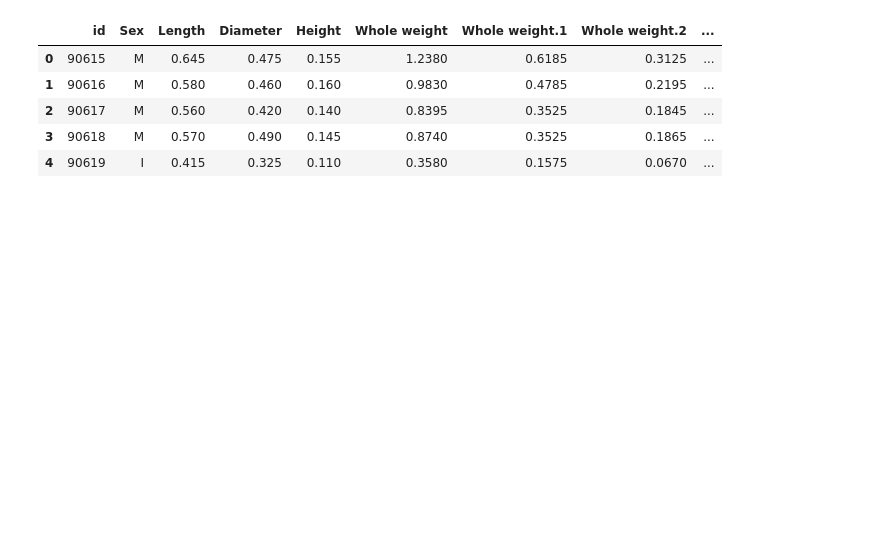
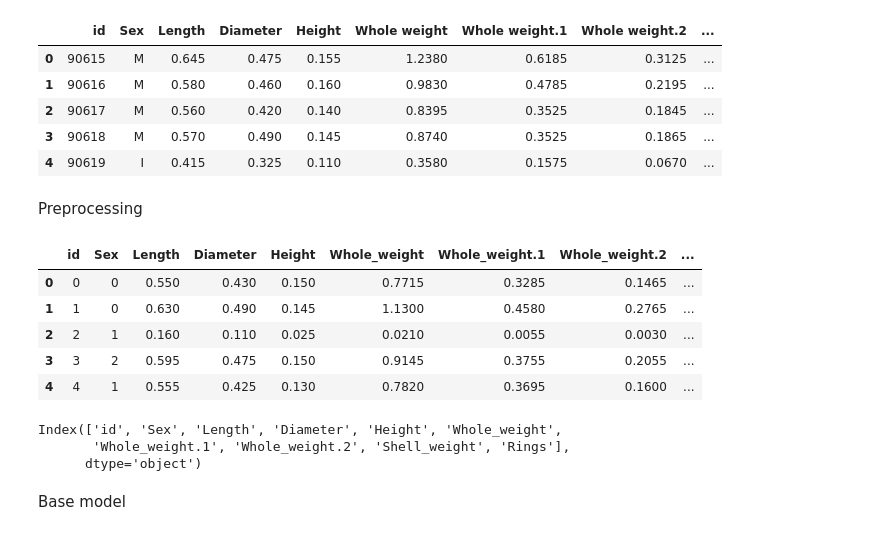
Before and after one commit to Szymqn/KaggleCompetitions, a Jupyter notebook: regression-with-an-abalone-dataset.ipynb, the cells around one changed output. Drawn from its saved outputs; the diff is of its cells as text; code cells hidden in the pictures; blank space fills up the shorter version.

```diff
--- a/regression-with-an-abalone-dataset.ipynb
+++ b/regression-with-an-abalone-dataset.ipynb
@@ -32,3 +99,5 @@ test_df.head()
 | 2 | 90617 | M | 0.560 | 0.420 | 0.140 | 0.8395 | 0.3525 | 0.1845 | ... |
 | 3 | 90618 | M | 0.570 | 0.490 | 0.145 | 0.8740 | 0.3525 | 0.1865 | ... |
 | 4 | 90619 | I | 0.415 | 0.325 | 0.110 | 0.3580 | 0.1575 | 0.0670 | ... |
+# %% [markdown]
+Preprocessing
@@ -34,0 +110,17 @@ test_df.head()
+# %%
+train_df.head()
+# %% [output]
+|  | id | Sex | Length | Diameter | Height | Whole_weight | Whole_weight.1 | Whole_weight.2 | ... |
+| 0 | 0 | 0 | 0.550 | 0.430 | 0.150 | 0.7715 | 0.3285 | 0.1465 | ... |
+| 1 | 1 | 0 | 0.630 | 0.490 | 0.145 | 1.1300 | 0.4580 | 0.2765 | ... |
+| 2 | 2 | 1 | 0.160 | 0.110 | 0.025 | 0.0210 | 0.0055 | 0.0030 | ... |
+| 3 | 3 | 2 | 0.595 | 0.475 | 0.150 | 0.9145 | 0.3755 | 0.2055 | ... |
+| 4 | 4 | 1 | 0.555 | 0.425 | 0.130 | 0.7820 | 0.3695 | 0.1600 | ... |
+# %%
+train_df.columns
+# %% [output]
+Index(['id', 'Sex', 'Length', 'Diameter', 'Height', 'Whole_weight',
+       'Whole_weight.1', 'Whole_weight.2', 'Shell_weight', 'Rings'],
+      dtype='object')
+# %% [markdown]
+Base model
```
Also changed, not shown: parts of 9 cells of this notebook.
